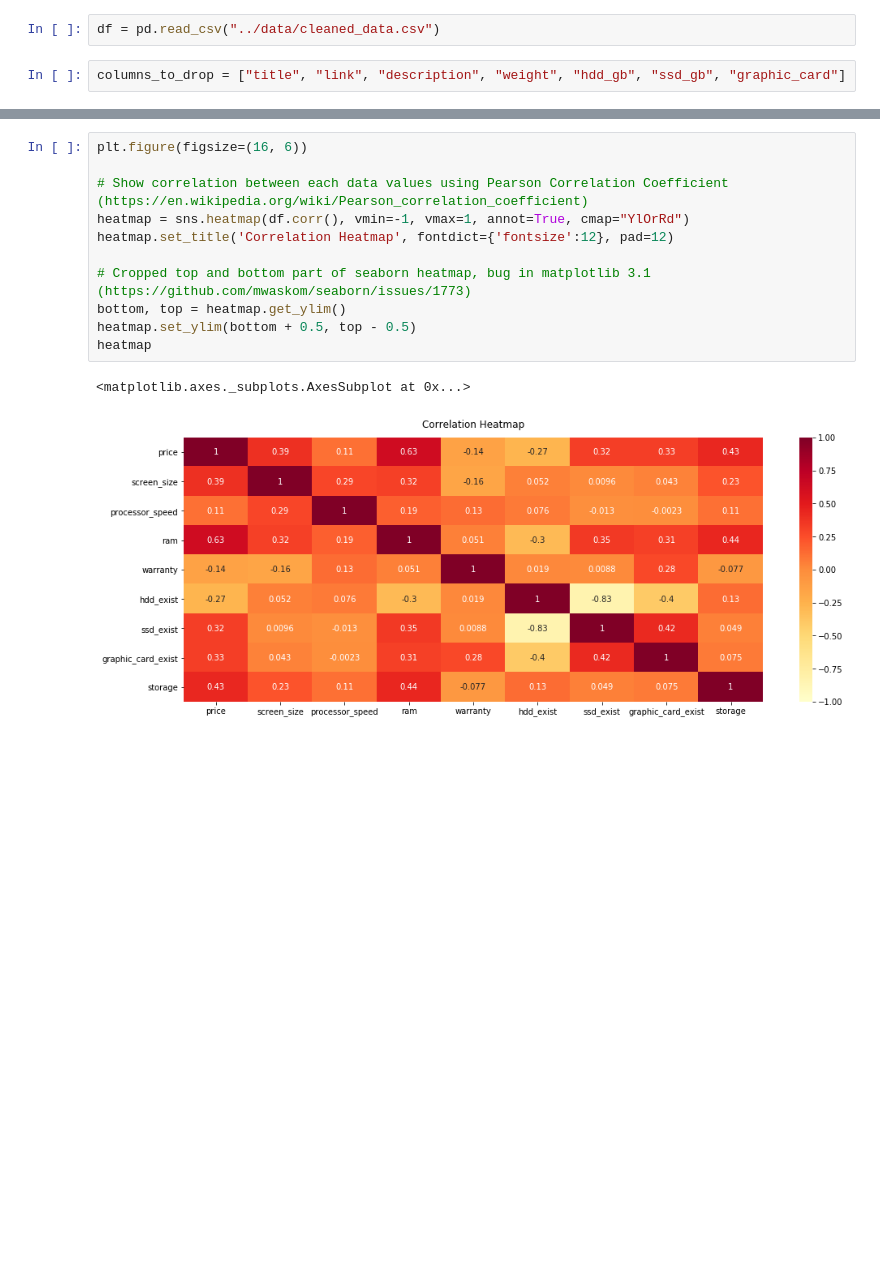
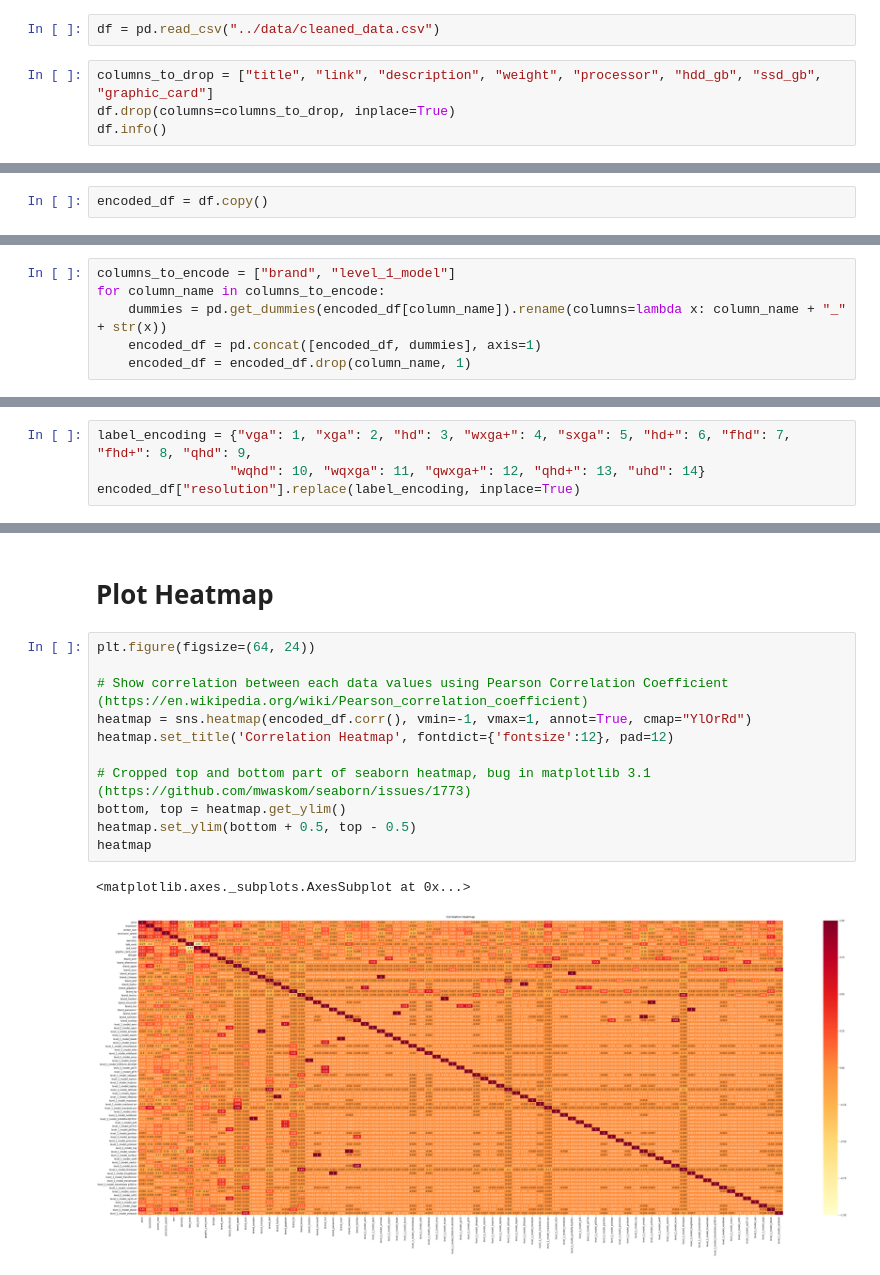
Before and after one commit to leonardoedgar/notebook-engine, a Jupyter notebook: scripts/show_correlation.ipynb, the cells around one changed output, grey strips where cells are left out. Cells and saved outputs as stored; diff of their text form; blank space fills up the shorter version.

Commit message:
include categorical features when plotting correlation heatmap

```diff
--- a/scripts/show_correlation.ipynb
+++ b/scripts/show_correlation.ipynb
@@ -6,4 +6,6 @@ import matplotlib.pyplot as plt
 # %%
 df = pd.read_csv("../data/cleaned_data.csv")
 # %%
-columns_to_drop = ["title", "link", "description", "weight", "hdd_gb", "ssd_gb", "graphic_card"]
+columns_to_drop = ["title", "link", "description", "weight", "processor", "hdd_gb", "ssd_gb", "graphic_card"]
+df.drop(columns=columns_to_drop, inplace=True)
+df.info()
@@ -34,0 +48,2 @@ memory usage: 30.8+ KB
+# %%
+encoded_df = df.copy()
@@ -34,0 +52,6 @@ memory usage: 30.8+ KB
+# %%
+columns_to_encode = ["brand", "level_1_model"]
+for column_name in columns_to_encode:
+    dummies = pd.get_dummies(encoded_df[column_name]).rename(columns=lambda x: column_name + "_" + str(x))
+    encoded_df = pd.concat([encoded_df, dummies], axis=1)
+    encoded_df = encoded_df.drop(column_name, 1)
@@ -34,0 +60,4 @@ memory usage: 30.8+ KB
+# %%
+label_encoding = {"vga": 1, "xga": 2, "hd": 3, "wxga+": 4, "sxga": 5, "hd+": 6, "fhd": 7, "fhd+": 8, "qhd": 9,
+                 "wqhd": 10, "wqxga": 11, "qwxga+": 12, "qhd+": 13, "uhd": 14}
+encoded_df["resolution"].replace(label_encoding, inplace=True)
@@ -35,17 +99,19 @@ memory usage: 30.8+ KB
+# %% [markdown]
+# Plot Heatmap
 # %%
-plt.figure(figsize=(16, 6))
+plt.figure(figsize=(64, 24))
 
 # Show correlation between each data values using Pearson Correlation Coefficient (https://en.wikipedia.org/wiki/Pearson_correlation_coefficient)
-heatmap = sns.heatmap(df.corr(), vmin=-1, vmax=1, annot=True, cmap="YlOrRd")
+heatmap = sns.heatmap(encoded_df.corr(), vmin=-1, vmax=1, annot=True, cmap="YlOrRd")
 heatmap.set_title('Correlation Heatmap', fontdict={'fontsize':12}, pad=12)
 
 # Cropped top and bottom part of seaborn heatmap, bug in matplotlib 3.1 (https://github.com/mwaskom/seaborn/issues/1773)
 bottom, top = heatmap.get_ylim()
 heatmap.set_ylim(bottom + 0.5, top - 0.5)
 heatmap
 # %% [output]
 <matplotlib.axes._subplots.AxesSubplot at 0x...>
-[figure, old version]
+[figure, new version]
 # %%
 # Save heatmap
 figure = heatmap.get_figure()
```
Also changed, not shown: parts of 9 cells of this notebook.
